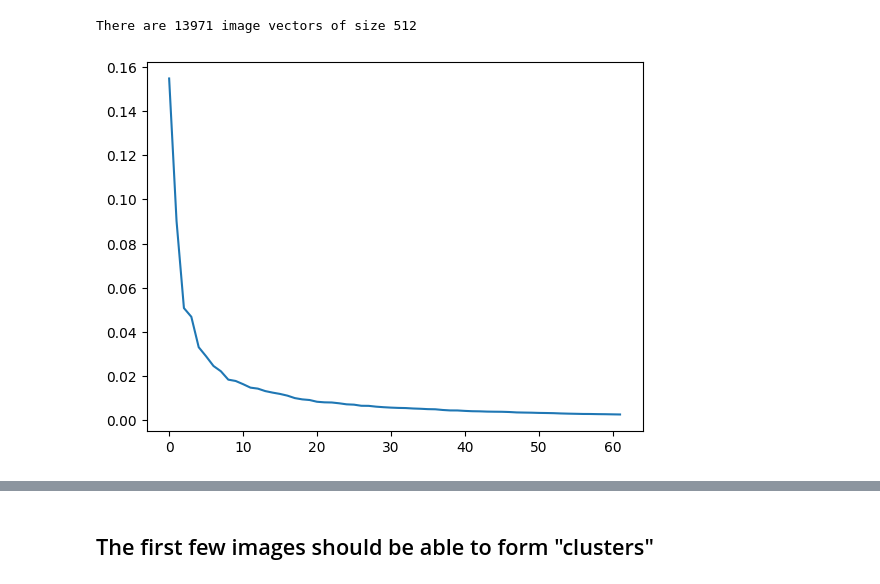
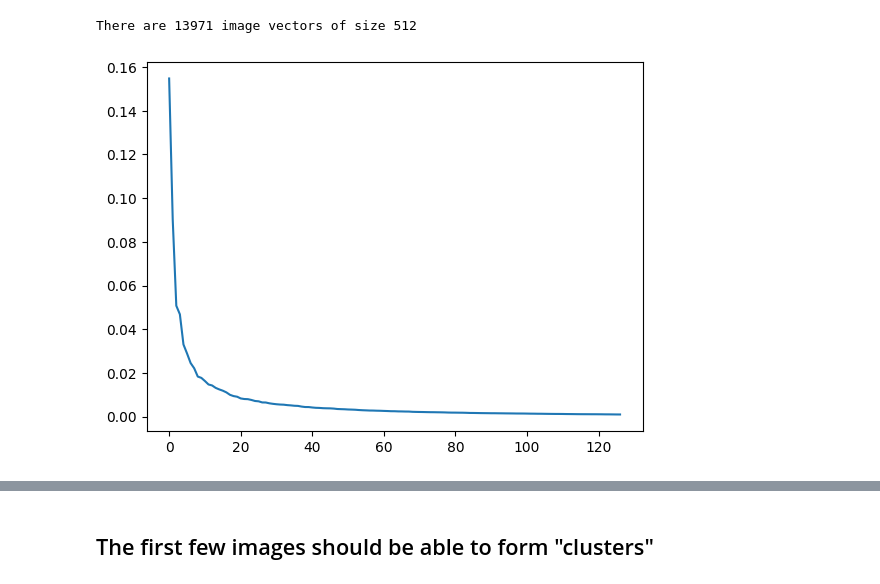
Before and after one commit to Duarte-leao/Processing_Big_Data, a Jupyter notebook: eda.ipynb, the cells around one changed output, grey strips where cells are left out. Drawn from its saved outputs; the diff is of its cells as text; code cells hidden in the pictures.

```diff
--- a/eda.ipynb
+++ b/eda.ipynb
@@ -21,13 +23,13 @@ print(f"There are {vgg.shape[1]} image vectors of size {vgg.shape[0]}")
 # %% [output]
 There are 13971 image vectors of size 512
 # %%
-pca = PCA(n_components=0.8, svd_solver='full')
+pca = PCA(n_components=0.9, svd_solver='full')
 pca.fit(vgg.T)
 
 plt.plot(pca.explained_variance_ratio_)
 plt.show()
 # %% [output]
-[figure, old version]
+[figure, new version]
 # %%
 pca = PCA(n_components=2, svd_solver='full')
 vgg_2comp = pca.fit_transform(vgg.T)
```
Also changed, not shown: parts of 13 cells of this notebook, 2 other files.
